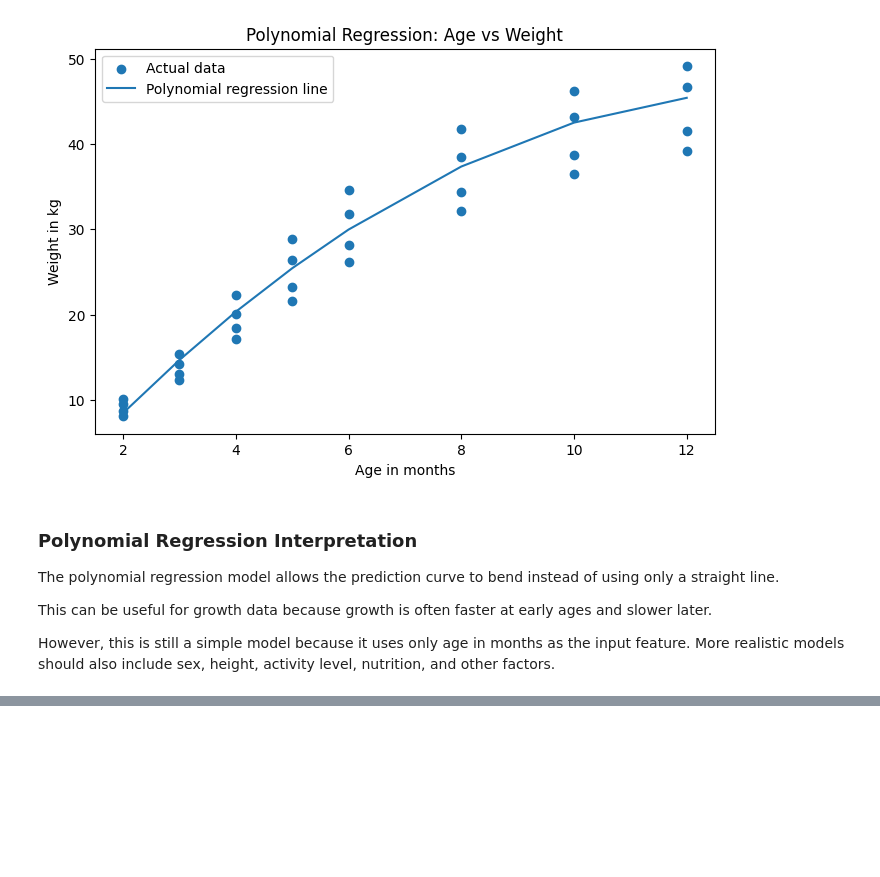
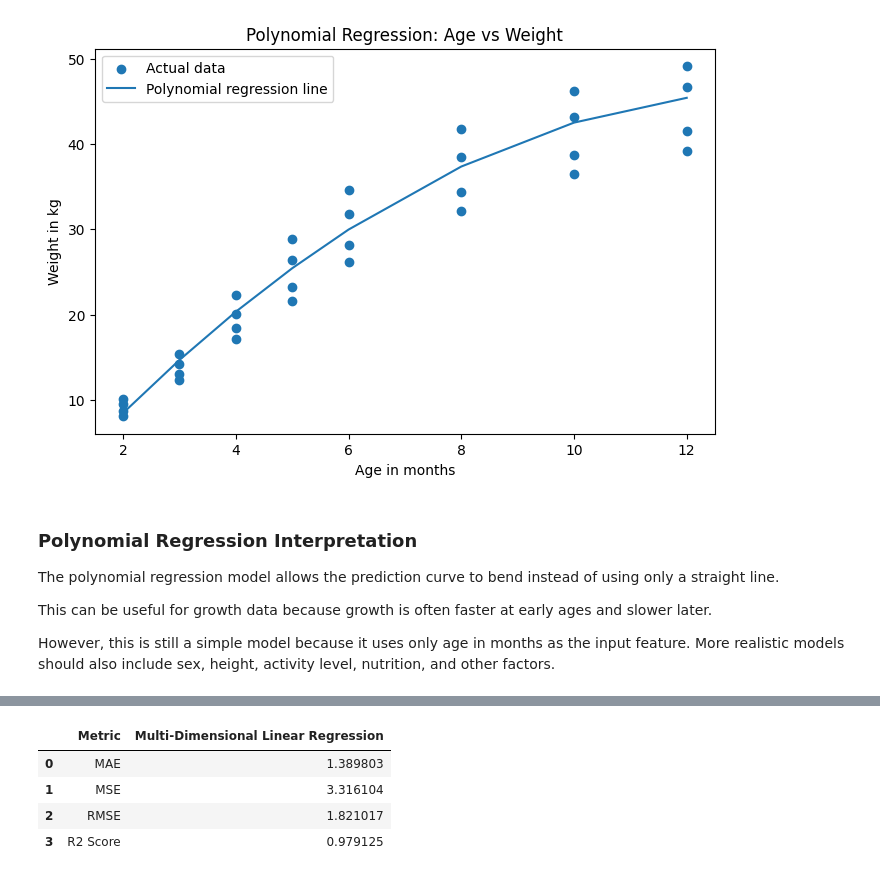
Before and after one commit to SATananov/cane-corso-growth-intelligence, a Jupyter notebook: notebooks/01_linear_regression_growth_prediction.ipynb, the cells around one changed output, grey strips where cells are left out. Saved outputs shown, nothing was run; the diff lists cells and outputs as text; code cells hidden in the pictures; blank space fills up the shorter version.

```diff
--- a/notebooks/01_linear_regression_growth_prediction.ipynb
+++ b/notebooks/01_linear_regression_growth_prediction.ipynb
@@ -363,0 +424,18 @@ However, this is still a simple model because it uses only age in months as the
+# %%
+multi_mae = mean_absolute_error(y_test_multi, multi_y_pred)
+multi_mse = mean_squared_error(y_test_multi, multi_y_pred)
+multi_rmse = multi_mse ** 0.5
+multi_r2 = r2_score(y_test_multi, multi_y_pred)
+
+multi_metrics = pd.DataFrame({
+    "Metric": ["MAE", "MSE", "RMSE", "R2 Score"],
+    "Multi-Dimensional Linear Regression": [multi_mae, multi_mse, multi_rmse, multi_r2]
+})
+
+multi_metrics
+# %% [output]
+|  | Metric | Multi-Dimensional Linear Regression |
+| 0 | MAE | 1.389803 |
+| 1 | MSE | 3.316104 |
+| 2 | RMSE | 1.821017 |
+| 3 | R2 Score | 0.979125 |
```
Also changed, not shown: parts of 5 cells of this notebook.
